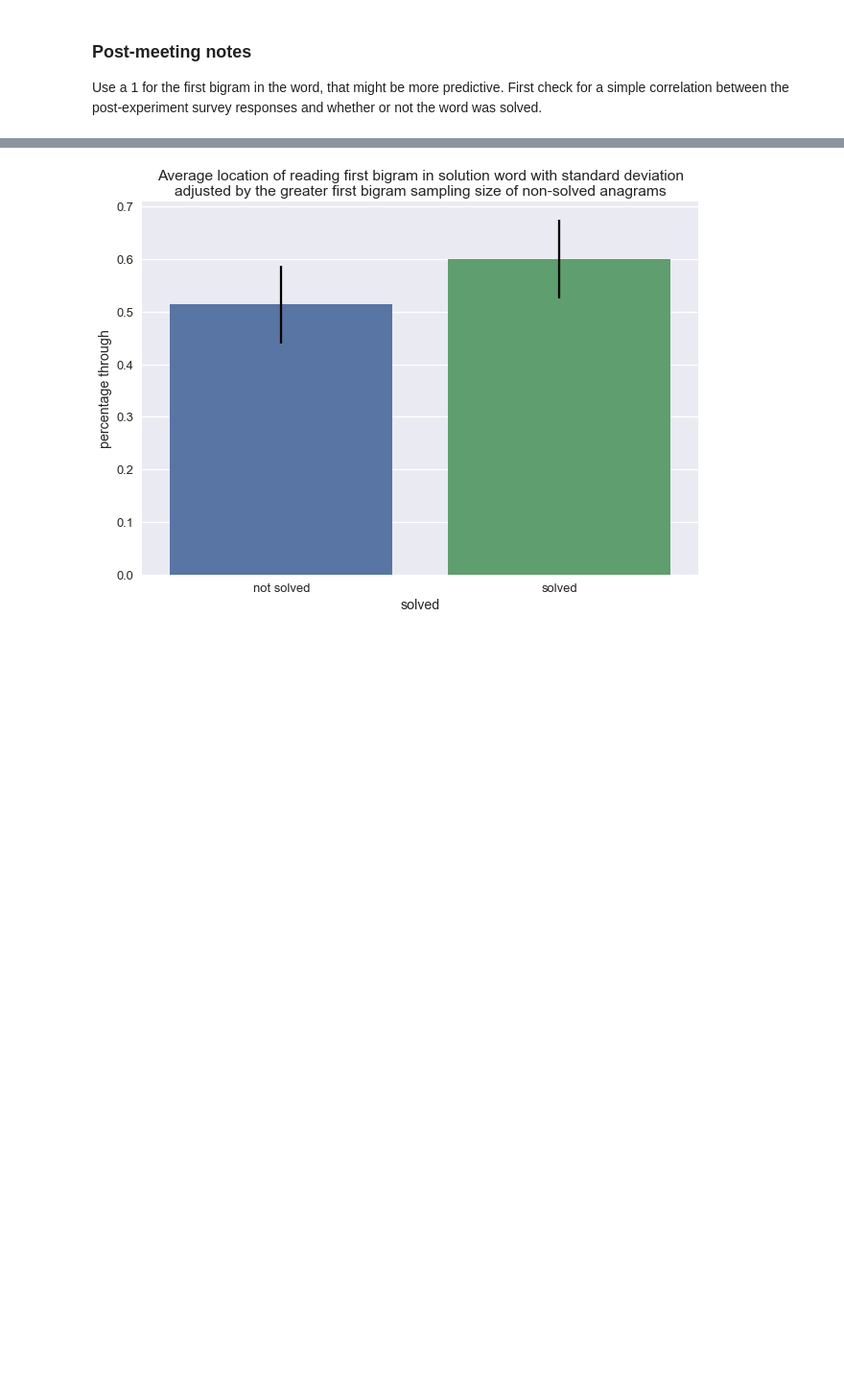
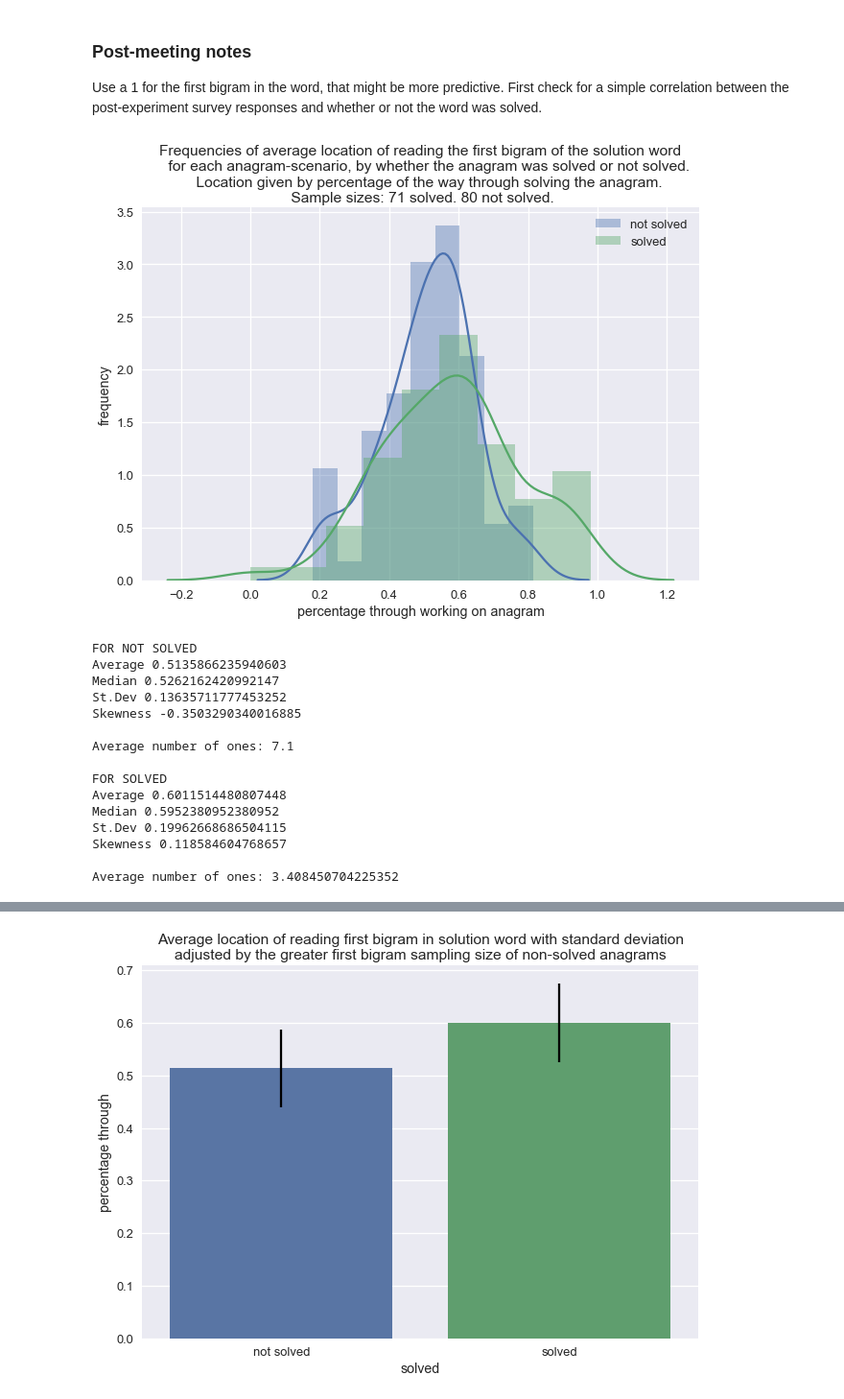
Before and after one commit to jessebmurray/eyetracking, a Jupyter notebook: par_data_total.ipynb, the cells around one changed output, grey strips where cells are left out. Shown at 96% size. Saved outputs shown, nothing was run; the diff lists cells and outputs as text; code cells hidden in the pictures; blank space fills up the shorter version.

```diff
--- a/par_data_total.ipynb
+++ b/par_data_total.ipynb
@@ -760,0 +770,19 @@ X_ones_first = np.array(X_ones_first)
+# %%
+give_info_locs(X_loc_first, first_sizes, 'first')
+# %% [output]
+[figure, added]
+FOR NOT SOLVED
+Average 0.5135866235940603
+Median 0.5262162420992147
+St.Dev 0.13635711777453252
+Skewness -0.3503290340016885
+
+Average number of ones: 7.1
+
+FOR SOLVED
+Average 0.6011514480807448
+Median 0.5952380952380952
+St.Dev 0.19962668686504115
+Skewness 0.118584604768657
+
+Average number of ones: 3.408450704225352
```
Also changed, not shown: parts of 37 cells of this notebook.
